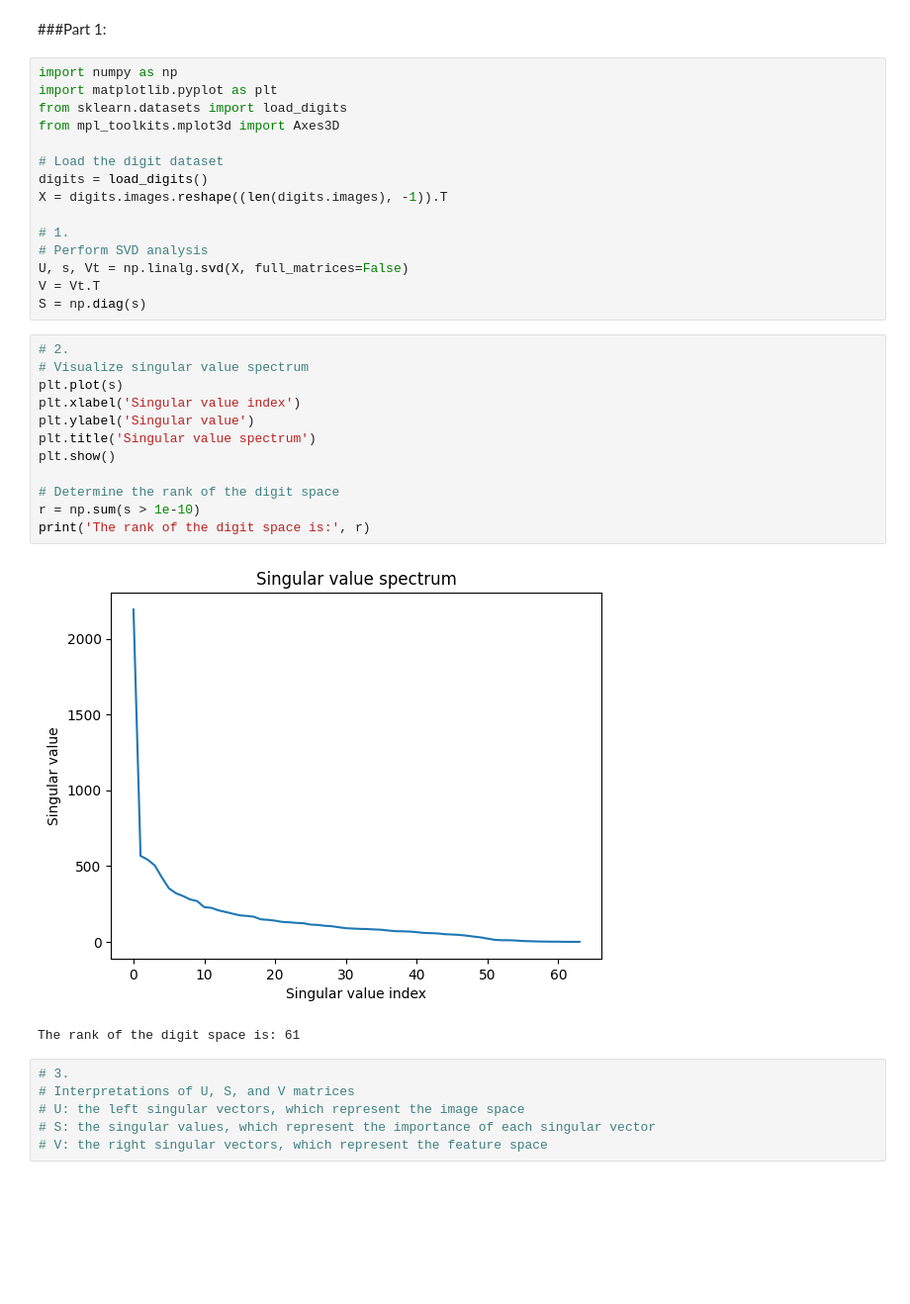
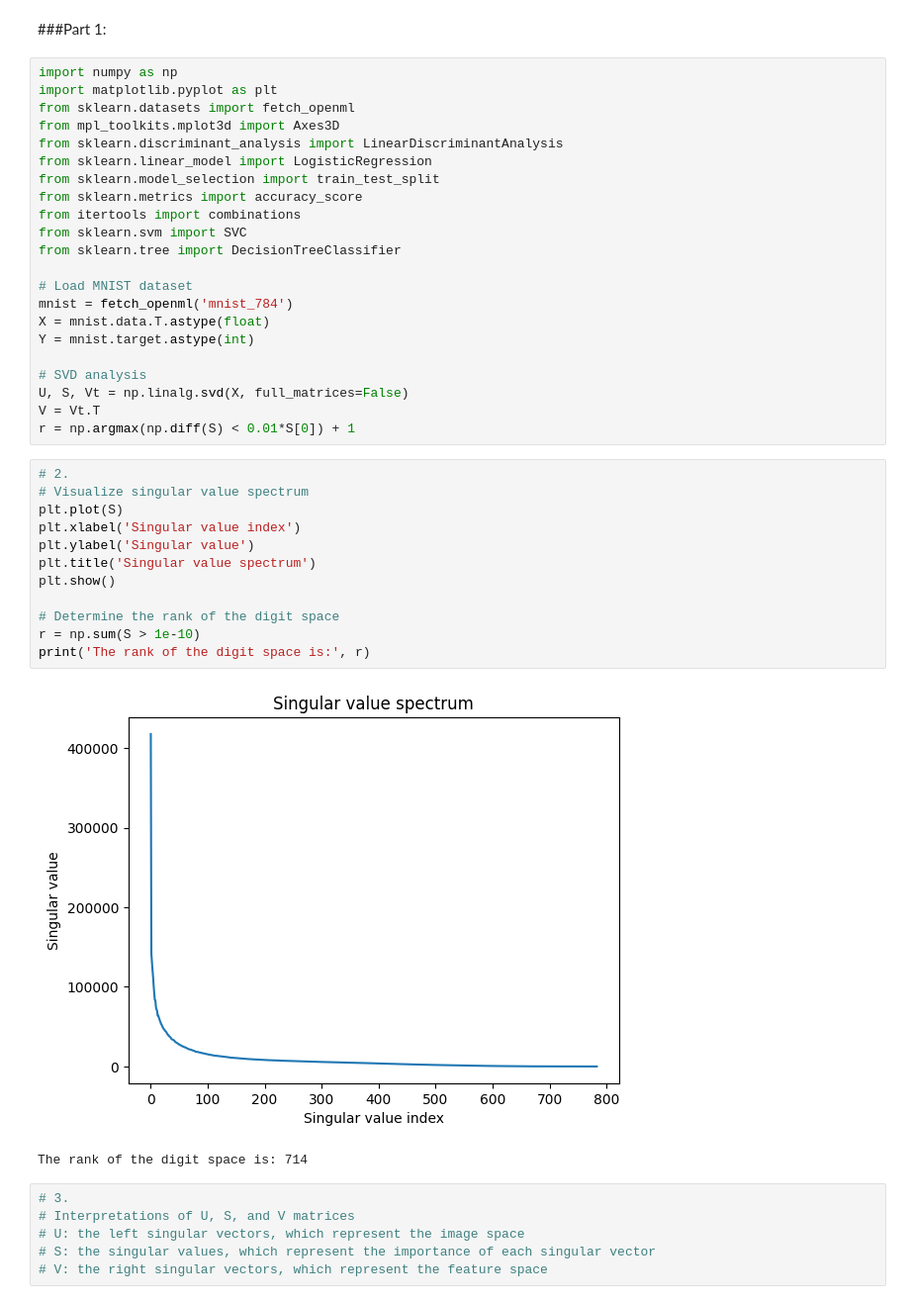
Before and after one commit to garcimat/EE-399, a Jupyter notebook: HW3/HW3_EE399.ipynb, the cells around one changed output. Shown at 99% size. Cells and saved outputs as stored; diff of their text form; blank space fills up the shorter version.

```diff
--- a/HW3/HW3_EE399.ipynb
+++ b/HW3/HW3_EE399.ipynb
@@ -6,33 +6,40 @@
 # %%
 import numpy as np
 import matplotlib.pyplot as plt
-from sklearn.datasets import load_digits
+from sklearn.datasets import fetch_openml
 from mpl_toolkits.mplot3d import Axes3D
+from sklearn.discriminant_analysis import LinearDiscriminantAnalysis
+from sklearn.linear_model import LogisticRegression
+from sklearn.model_selection import train_test_split
+from sklearn.metrics import accuracy_score
+from itertools import combinations
+from sklearn.svm import SVC
+from sklearn.tree import DecisionTreeClassifier
 
-# Load the digit dataset
-digits = load_digits()
-X = digits.images.reshape((len(digits.images), -1)).T
+# Load MNIST dataset
+mnist = fetch_openml('mnist_784')
+X = mnist.data.T.astype(float)
+Y = mnist.target.astype(int)
 
-# 1.
-# Perform SVD analysis
-U, s, Vt = np.linalg.svd(X, full_matrices=False)
+# SVD analysis
+U, S, Vt = np.linalg.svd(X, full_matrices=False)
 V = Vt.T
-S = np.diag(s)
+r = np.argmax(np.diff(S) < 0.01*S[0]) + 1
 # %%
 # 2.
 # Visualize singular value spectrum
-plt.plot(s)
+plt.plot(S)
 plt.xlabel('Singular value index')
 plt.ylabel('Singular value')
 plt.title('Singular value spectrum')
 plt.show()
 
 # Determine the rank of the digit space
-r = np.sum(s > 1e-10)
+r = np.sum(S > 1e-10)
 print('The rank of the digit space is:', r)
 # %% [output]
-[figure, old version]
+[figure, new version]
-The rank of the digit space is: 61
+The rank of the digit space is: 714
 # %%
 # 3.
 # Interpretations of U, S, and V matrices
```
Also changed, not shown: parts of 19 cells of this notebook, 1 other file.
